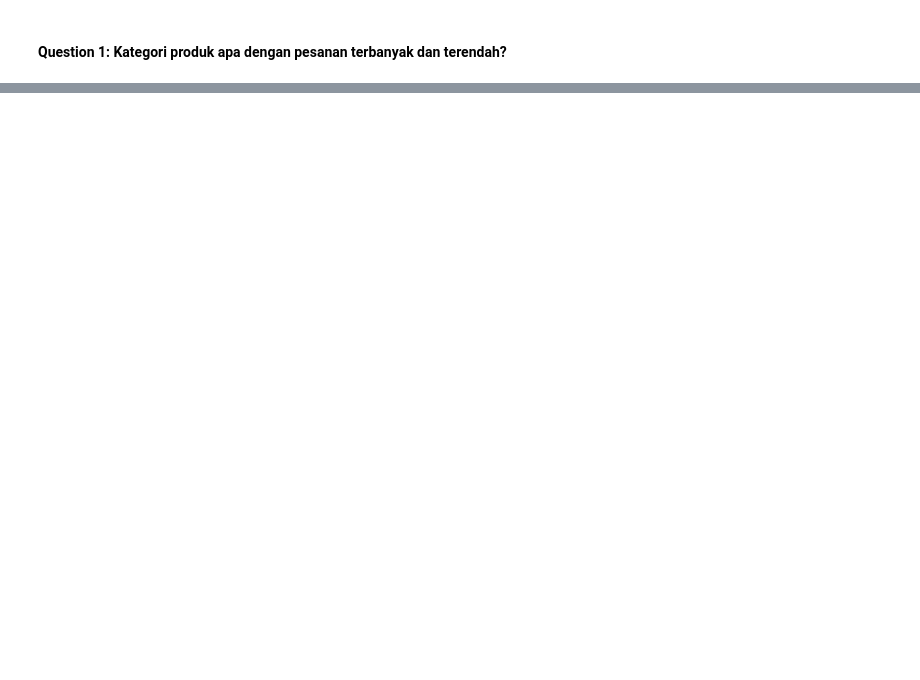
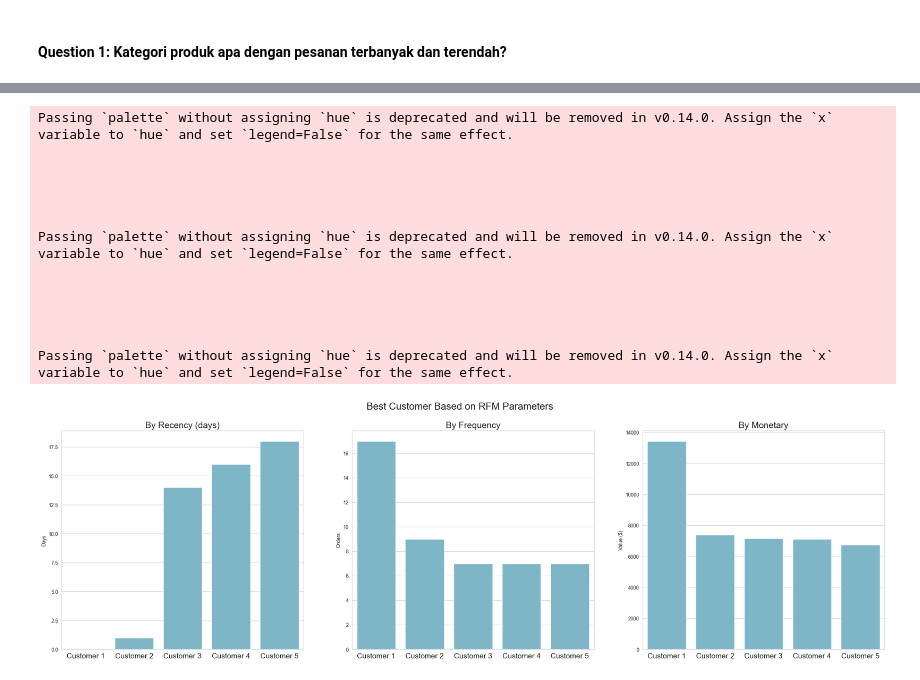
Before and after one commit to royanrosyad85/E-commerce-Data-Geospatial_Analysis, a Jupyter notebook: notebook.ipynb, the cells around one changed output, grey strips where cells are left out. Saved outputs shown, nothing was run; the diff lists cells and outputs as text; code cells hidden in the pictures; blank space fills up the shorter version.

```diff
--- a/notebook.ipynb
+++ b/notebook.ipynb
@@ -922,0 +1085,18 @@ fig.show()
+# %%
+# Buat DataFrame RFM dengan agregasi data
+rfm_df = all_data.groupby(by="customer_unique_id", as_index=False).agg({
+    "order_purchase_timestamp": "max",
+    "order_id": "nunique",
+    "price": "sum"
+})
+
+# Rename kolom untuk menyesuaikan dengan metrik RFM
+rfm_df.columns = ["customer_unique_id", "max_order_timestamp", "frequency", "monetary"]
+
+# Menghitung recency (dalam hari)
+recent_date = all_data["order_purchase_timestamp"].dt.date.max()
+rfm_df["recency"] = rfm_df["max_order_timestamp"].dt.date.apply(lambda x: (recent_date - x).days)
+
+
+rfm_df.drop("max_order_timestamp", axis=1, inplace=True)
+rfm_df.head()
@@ -922,0 +1110,61 @@ fig.show()
+# %%
+# Buat subplot dengan 3 kolom
+fig, ax = plt.subplots(nrows=1, ncols=3, figsize=(30, 8))
+
+# Definisikan warna untuk bars
+colors = ["#72BCD4", "#72BCD4", "#72BCD4", "#72BCD4", "#72BCD4"]
+
+# Create anonymized customer labels
+customer_labels = [f"Customer {i+1}" for i in range(5)]
+
+# Plot Recency (nilai terkecil = terbaik)
+recency_df = rfm_df.sort_values(by="recency", ascending=True).head(5).reset_index(drop=True)
+sns.barplot(y="recency", x=recency_df.index,
+            data=recency_df, palette=colors, ax=ax[0])
+ax[0].set_xticks(range(5))
+ax[0].set_xticklabels(customer_labels)
+ax[0].set_ylabel("Days")
+ax[0].set_xlabel(None)
+ax[0].set_title("By Recency (days)", loc="center", fontsize=18)
+ax[0].tick_params(axis='x', labelsize=15)
+
+# Plot Frequency (nilai terbesar = terbaik)
+frequency_df = rfm_df.sort_values(by="frequency", ascending=False).head(5).reset_index(drop=True)
+sns.barplot(y="frequency", x=frequency_df.index,
+            data=frequency_df, palette=colors, ax=ax[1])
+ax[1].set_xticks(range(5))
+ax[1].set_xticklabels(customer_labels)
+ax[1].set_ylabel("Orders")
+ax[1].set_xlabel(None)
+ax[1].set_title("By Frequency", loc="center", fontsize=18)
+ax[1].tick_params(axis='x', labelsize=15)
+
+# Plot Monetary (nilai terbesar = terbaik)
+monetary_df = rfm_df.sort_values(by="monetary", ascending=False).head(5).reset_index(drop=True)
+sns.barplot(y="monetary", x=monetary_df.index,
+            data=monetary_df, palette=colors, ax=ax[2])
+ax[2].set_xticks(range(5))
+ax[2].set_xticklabels(customer_labels)
+ax[2].set_ylabel("Value ($)")
+ax[2].set_xlabel(None)
+ax[2].set_title("By Monetary", loc="center", fontsize=18)
+ax[2].tick_params(axis='x', labelsize=15)
+
+# Judul utama
+plt.suptitle("Best Customer Based on RFM Parameters", fontsize=20)
+plt.show()
+# %% [output]
+Passing `palette` without assigning `hue` is deprecated and will be removed in v0.14.0. Assign the `x` variable to `hue` and set `legend=False` for the same effect.
+
+
+
+
+
+Passing `palette` without assigning `hue` is deprecated and will be removed in v0.14.0. Assign the `x` variable to `hue` and set `legend=False` for the same effect.
+
+
+
+
+
+Passing `palette` without assigning `hue` is deprecated and will be removed in v0.14.0. Assign the `x` variable to `hue` and set `legend=False` for the same effect.
+[figure, added]
```
Also changed, not shown: parts of 36 cells of this notebook.
